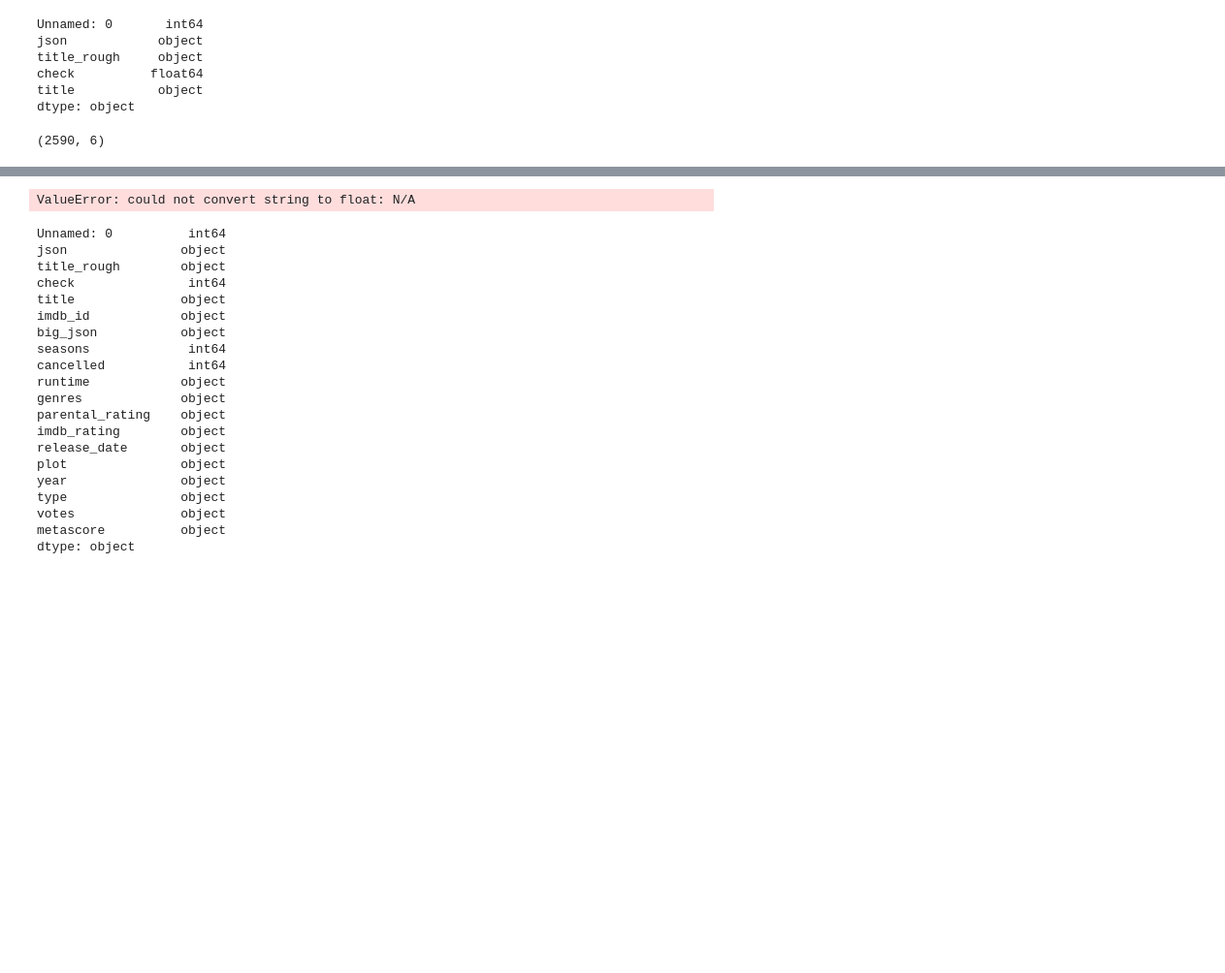
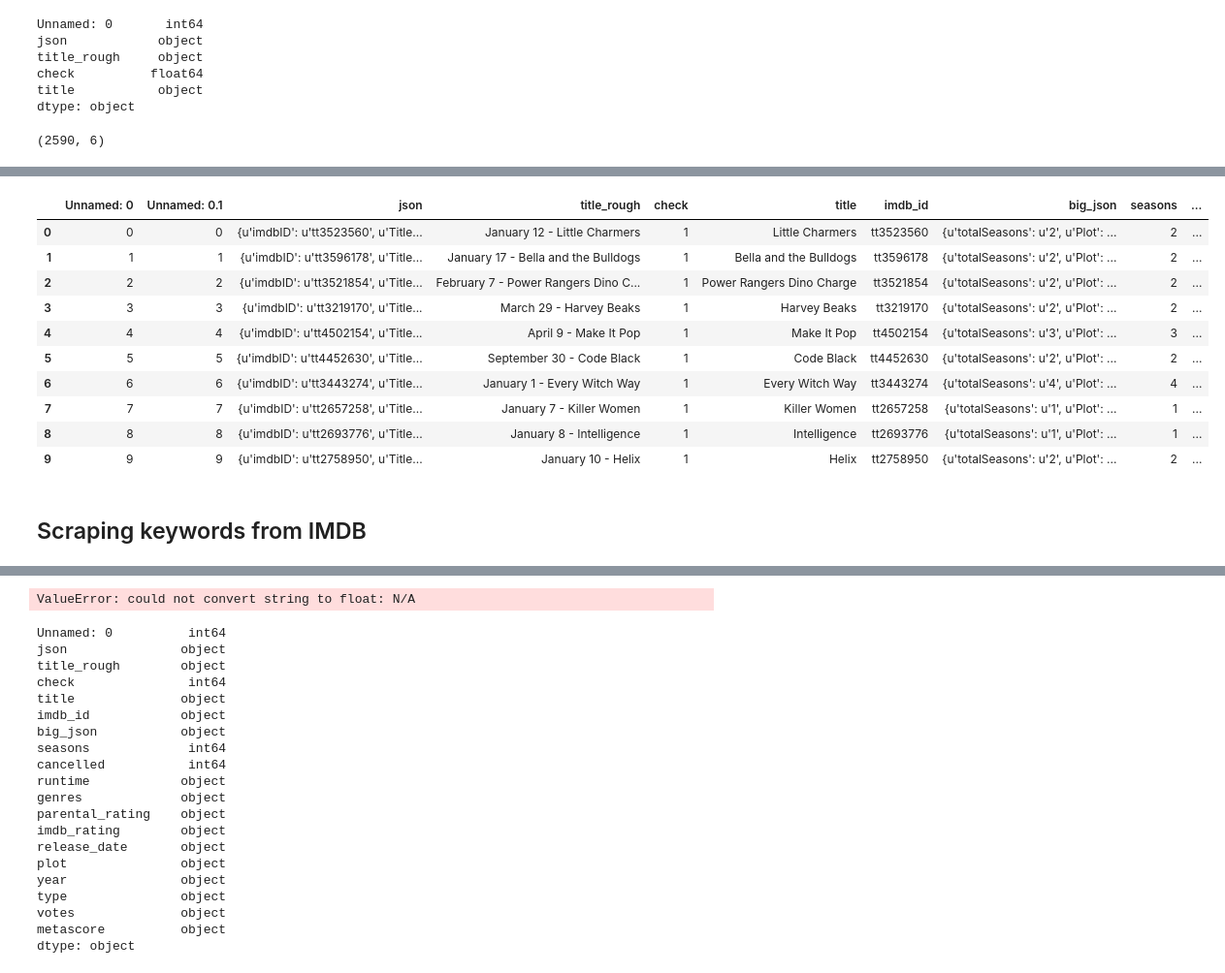
Before and after one commit to cgeppig/Will_My_Show_Get_Cancelled, a Jupyter notebook: Capstone Data Acquisition.ipynb, the cells around one changed output, grey strips where cells are left out. Shown at 97% size. Drawn from its saved outputs; the diff is of its cells as text; code cells hidden in the pictures; blank space fills up the shorter version.

```diff
--- a/Capstone Data Acquisition.ipynb
+++ b/Capstone Data Acquisition.ipynb
@@ -917,0 +917,18 @@ shows['metascore'] = shows['big_json'].apply(lambda x: x['Metascore'])
+# %%
+shows = pd.read_csv("scraped_data2.csv")
+# %%
+shows.head(10)
+# %% [output]
+|  | Unnamed: 0 | Unnamed: 0.1 | json | title_rough | check | title | imdb_id | big_json | seasons | ... |
+| 0 | 0 | 0 | {u'imdbID': u'tt3523560', u'Title... | January 12 - Little Charmers | 1 | Little Charmers | tt3523560 | {u'totalSeasons': u'2', u'Plot': ... | 2 | ... |
+| 1 | 1 | 1 | {u'imdbID': u'tt3596178', u'Title... | January 17 - Bella and the Bulldogs | 1 | Bella and the Bulldogs | tt3596178 | {u'totalSeasons': u'2', u'Plot': ... | 2 | ... |
+| 2 | 2 | 2 | {u'imdbID': u'tt3521854', u'Title... | February 7 - Power Rangers Dino C... | 1 | Power Rangers Dino Charge | tt3521854 | {u'totalSeasons': u'2', u'Plot': ... | 2 | ... |
+| 3 | 3 | 3 | {u'imdbID': u'tt3219170', u'Title... | March 29 - Harvey Beaks | 1 | Harvey Beaks | tt3219170 | {u'totalSeasons': u'2', u'Plot': ... | 2 | ... |
+| 4 | 4 | 4 | {u'imdbID': u'tt4502154', u'Title... | April 9 - Make It Pop | 1 | Make It Pop | tt4502154 | {u'totalSeasons': u'3', u'Plot': ... | 3 | ... |
+| 5 | 5 | 5 | {u'imdbID': u'tt4452630', u'Title... | September 30 - Code Black | 1 | Code Black | tt4452630 | {u'totalSeasons': u'2', u'Plot': ... | 2 | ... |
+| 6 | 6 | 6 | {u'imdbID': u'tt3443274', u'Title... | January 1 - Every Witch Way | 1 | Every Witch Way | tt3443274 | {u'totalSeasons': u'4', u'Plot': ... | 4 | ... |
+| 7 | 7 | 7 | {u'imdbID': u'tt2657258', u'Title... | January 7 - Killer Women | 1 | Killer Women | tt2657258 | {u'totalSeasons': u'1', u'Plot': ... | 1 | ... |
+| 8 | 8 | 8 | {u'imdbID': u'tt2693776', u'Title... | January 8 - Intelligence | 1 | Intelligence | tt2693776 | {u'totalSeasons': u'1', u'Plot': ... | 1 | ... |
+| 9 | 9 | 9 | {u'imdbID': u'tt2758950', u'Title... | January 10 - Helix | 1 | Helix | tt2758950 | {u'totalSeasons': u'2', u'Plot': ... | 2 | ... |
+# %% [markdown]
+## Scraping keywords from IMDB
```
Also changed, not shown: parts of 48 cells of this notebook, 2 other files.
